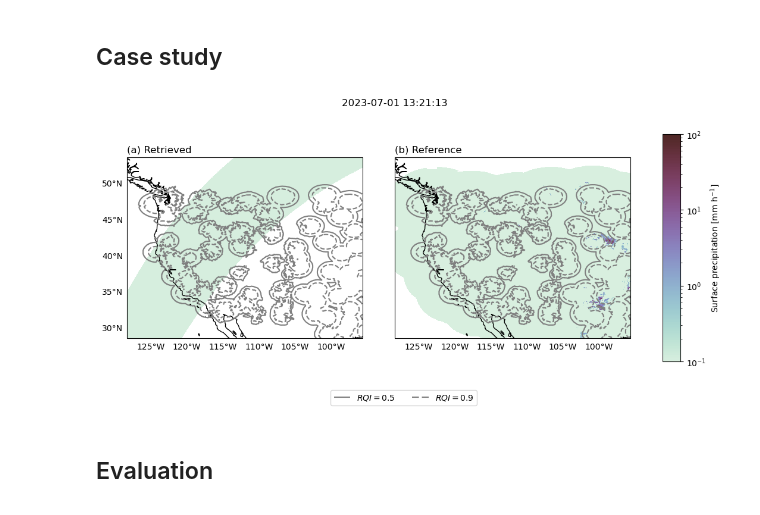
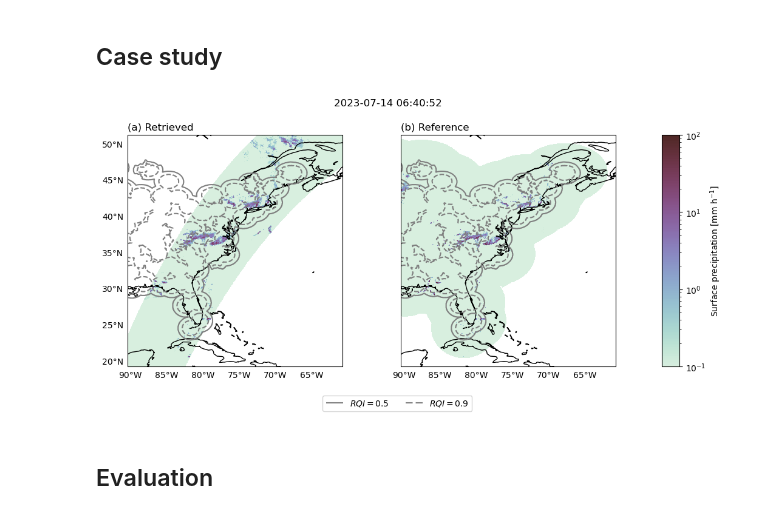
Before and after one commit to simonpf/ipwgml, a Jupyter notebook: docs/notebooks/pytorch/fully_connected.ipynb, the cells around one changed output. Cells and saved outputs as stored; diff of their text form; code cells hidden in the pictures.

```diff
--- a/docs/notebooks/pytorch/fully_connected.ipynb
+++ b/docs/notebooks/pytorch/fully_connected.ipynb
@@ -298,9 +302,9 @@ mlp_retrieval = PytorchRetrieval(mlp, retrieval_input=inputs, stack=True, device
 # %% [markdown]
 ## Case study
 # %%
-fig = evaluator.plot_retrieval_results(2, mlp_retrieval, input_data_format="tabular", batch_size=1024)
+fig = evaluator.plot_retrieval_results(86, mlp_retrieval, input_data_format="tabular", batch_size=1024)
 # %% [output]
-[figure, old version]
+[figure, new version]
 # %% [markdown]
 ## Evaluation
 # %%
```
Also changed, not shown: parts of 10 cells of this notebook, 1 other file.
